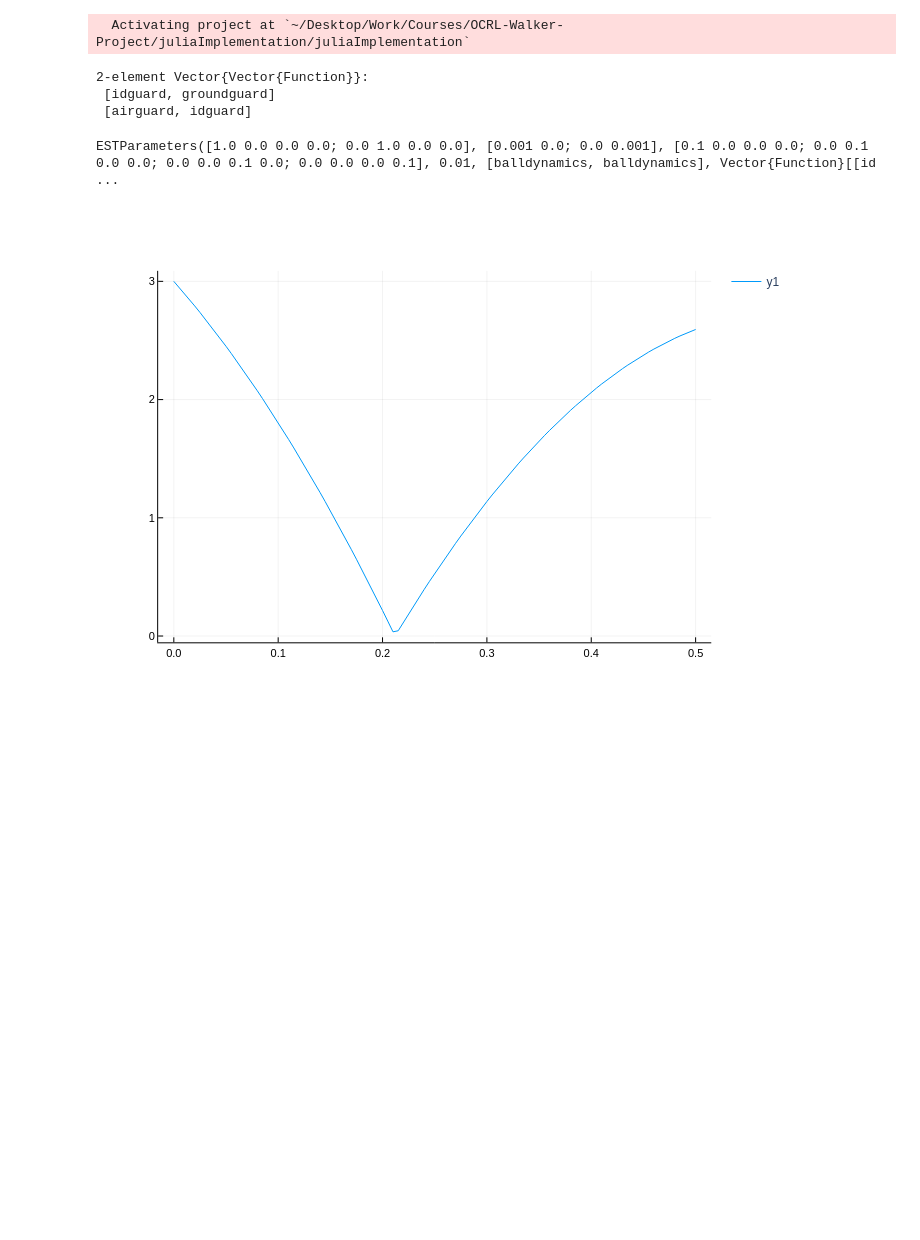
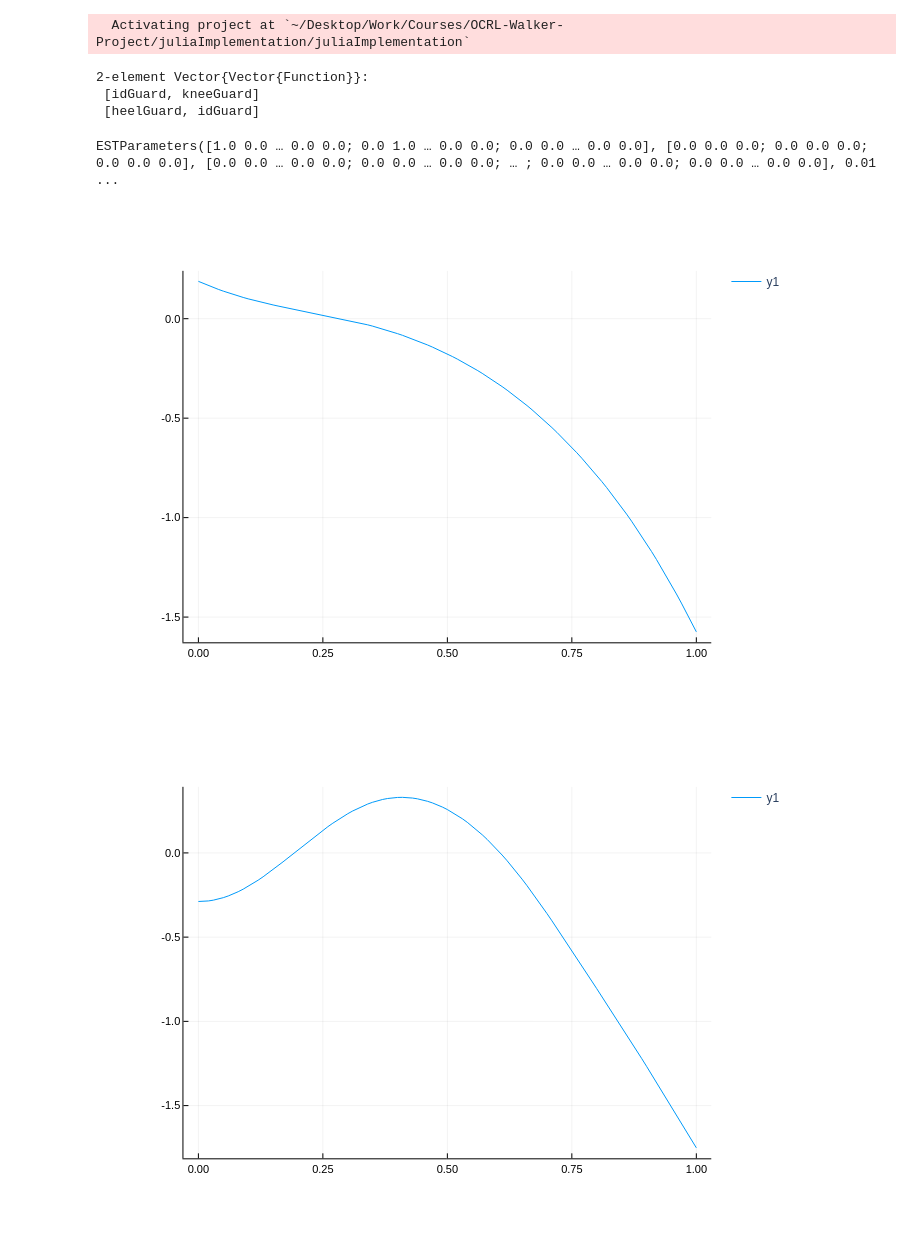
Before and after one commit to stevenwman/OCRL-Walker-Project, a Jupyter notebook: juliaImplementation/juliaImplementation/src/simulate_ball.ipynb, the cells around one changed output. Drawn from its saved outputs; the diff is of its cells as text; code cells hidden in the pictures; blank space fills up the shorter version.

Commit message:
added more dynamics for biped and fixed plotting

```diff
--- a/juliaImplementation/juliaImplementation/src/simulate_ball.ipynb
+++ b/juliaImplementation/juliaImplementation/src/simulate_ball.ipynb
@@ -23,42 +23,57 @@ include("GeneralizedFunctionality/SKF_general.jl")
 include("GeneralizedFunctionality/batch_estimation.jl")
 include("GeneralizedFunctionality/generalized_saltation_calculations.jl")
 include("DynamicSystems/bouncing_ball.jl") # Defines hybrid system functions
+include("DynamicSystems/biped.jl") # Defines hybrid system functions
 
 #Falling ball system definition
-dynamics = [balldynamics,balldynamics]
-resets = [[idreset,groundreset],[airreset,idreset]]
-guards = [[idguard,groundguard],[airguard,idguard]]
+# dynamics = [balldynamics,balldynamics]
+dynamics = [biped_dynamics_3link,biped_dynamics_2link]
+resets = [[idReset,kneeReset],[heelReset,idReset]]
+guards = [[idGuard,kneeGuard],[heelGuard,idGuard]]
 # %% [output]
 2-element Vector{Vector{Function}}:
- [idguard, groundguard]
- [airguard, idguard]
+ [idGuard, kneeGuard]
+ [heelGuard, idGuard]
 # %%
 #Definining initial states
 mode0 = 1
-Σ = Diagonal([0.05,0.05,0.001,0.001])*1
-xmean = [0.0,3.0,0.5,-5.0]
+# Σ = Diagonal([0.05,0.05,0.001,0.001])*1
+Σ = Diagonal([0.05,0.05,0.001,0.001,1,1])*0
+# xmean = [0.0,3.0,0.5,-5.0]
+
+q1 = 0.1877
+q2 = -0.2884
+q3 = q2
+q̇1 = -1.1014
+q̇2 = -0.0399
+q̇3 = q̇2
+
+xmean = [q1, q2, q3, q̇1, q̇2, q̇3]
 
 #Simulation times
 t = 1.0 #10
 dt = .01 #.1
 
 #noise and measurement parameters
-W = Diagonal([1.0,1.0,1.0,1.0])*0.1
-V = Diagonal([1.0,1.0])*.001
-C = [I zeros(2,2)]
+W = Diagonal([1.0,1.0,1.0,1.0,1,1])*0
+V = Diagonal([1.0,1.0,1])*0
+C = [I zeros(3,3)]
 
 #structure of all this
 param = ESTParameters(C,V,W,dt,dynamics,resets,guards)
 # %% [output]
-ESTParameters([1.0 0.0 0.0 0.0; 0.0 1.0 0.0 0.0], [0.001 0.0; 0.0 0.001], [0.1 0.0 0.0 0.0; 0.0 0.1 0.0 0.0; 0.0 0.0 0.1 0.0; 0.0 0.0 0.0 0.1], 0.01, [balldynamics, balldynamics], Vector{Function}[[id ...
+ESTParameters([1.0 0.0 … 0.0 0.0; 0.0 1.0 … 0.0 0.0; 0.0 0.0 … 0.0 0.0], [0.0 0.0 0.0; 0.0 0.0 0.0; 0.0 0.0 0.0], [0.0 0.0 … 0.0 0.0; 0.0 0.0 … 0.0 0.0; … ; 0.0 0.0 … 0.0 0.0; 0.0 0.0 … 0.0 0.0], 0.01 ...
 # %%
 #Nominal Trajectory
-nom_states, _, _, nom_modes,nom_impact_states,_ = sim_system(xmean,mode0,dynamics,resets,guards,W*.000000000000001,V,C,t,dt)
+nom_states, times, _, nom_modes,nom_impact_states,_ = sim_system(xmean,mode0,dynamics,resets,guards,W*.000000000000001,V,C,t,dt)
 
-plot([state[1] for state in nom_states],[state[2] for state in nom_states])
+plot(0:dt:t,[state[1] for state in nom_states])
 display(plot!())
+plot(0:dt:t,[state[2] for state in nom_states])
+display(plot!())
 # %% [output]
-[figure, old version]
+[figure, new version]
+[figure, added]
 # %%
 # #Noisy Trajectory & Single Kalman Filter Solve
 # Random.seed!(1) # get a trial consistently
```
Also changed, not shown: 1 other file.
